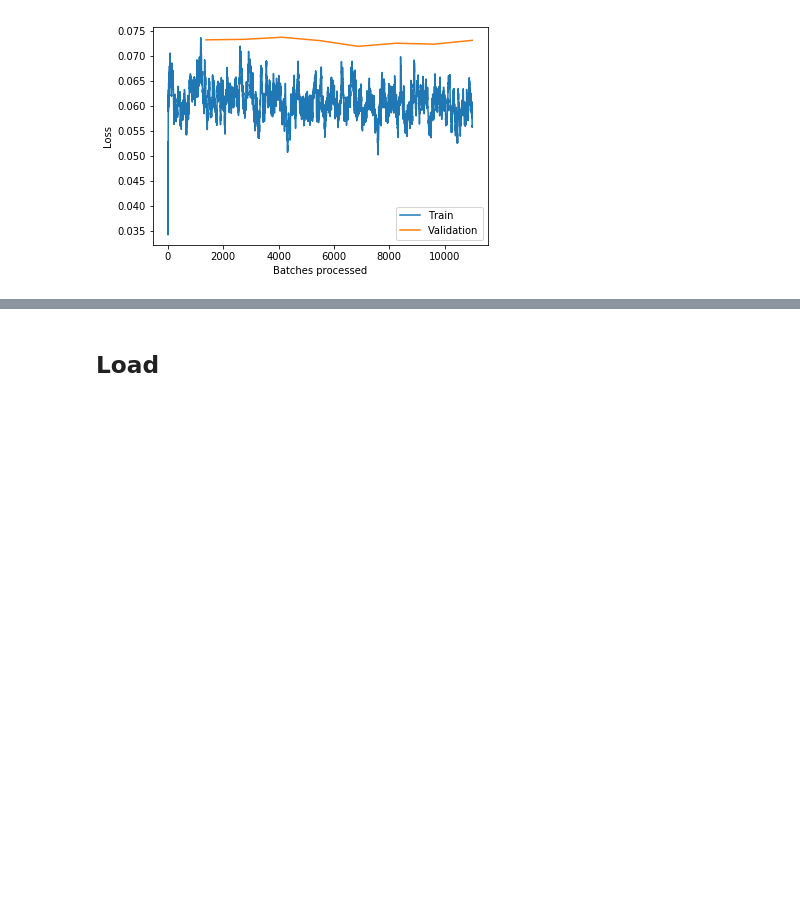
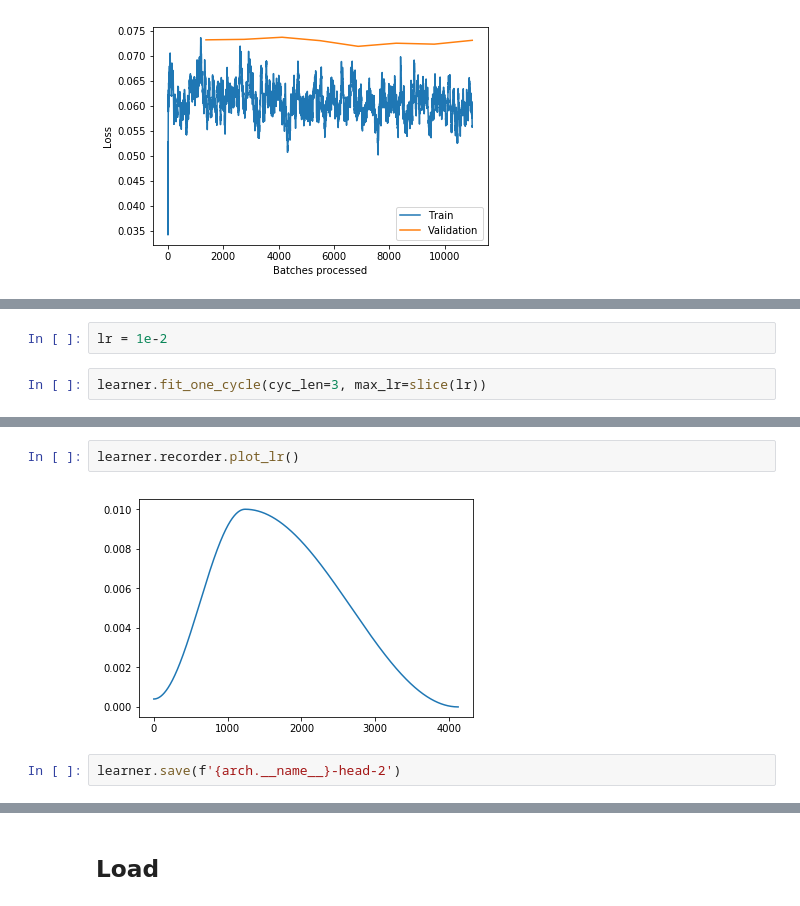
Before and after one commit to ChristophNeuner/Histopathologic-Cancer-Detection, a Jupyter notebook: hcd.ipynb, the cells around one changed output, grey strips where cells are left out. Saved outputs shown, nothing was run; the diff lists cells and outputs as text; blank space fills up the shorter version.

```diff
--- a/hcd.ipynb
+++ b/hcd.ipynb
@@ -199,0 +222,4 @@ learner.recorder.plot_losses()
+# %%
+lr = 1e-2
+# %%
+learner.fit_one_cycle(cyc_len=3, max_lr=slice(lr))
@@ -199,0 +231,6 @@ learner.recorder.plot_losses()
+# %%
+learner.recorder.plot_lr()
+# %% [output]
+[figure, added]
+# %%
+learner.save(f'{arch.__name__}-head-2')
```
Also changed, not shown: parts of 33 cells of this notebook, 2 other files.
